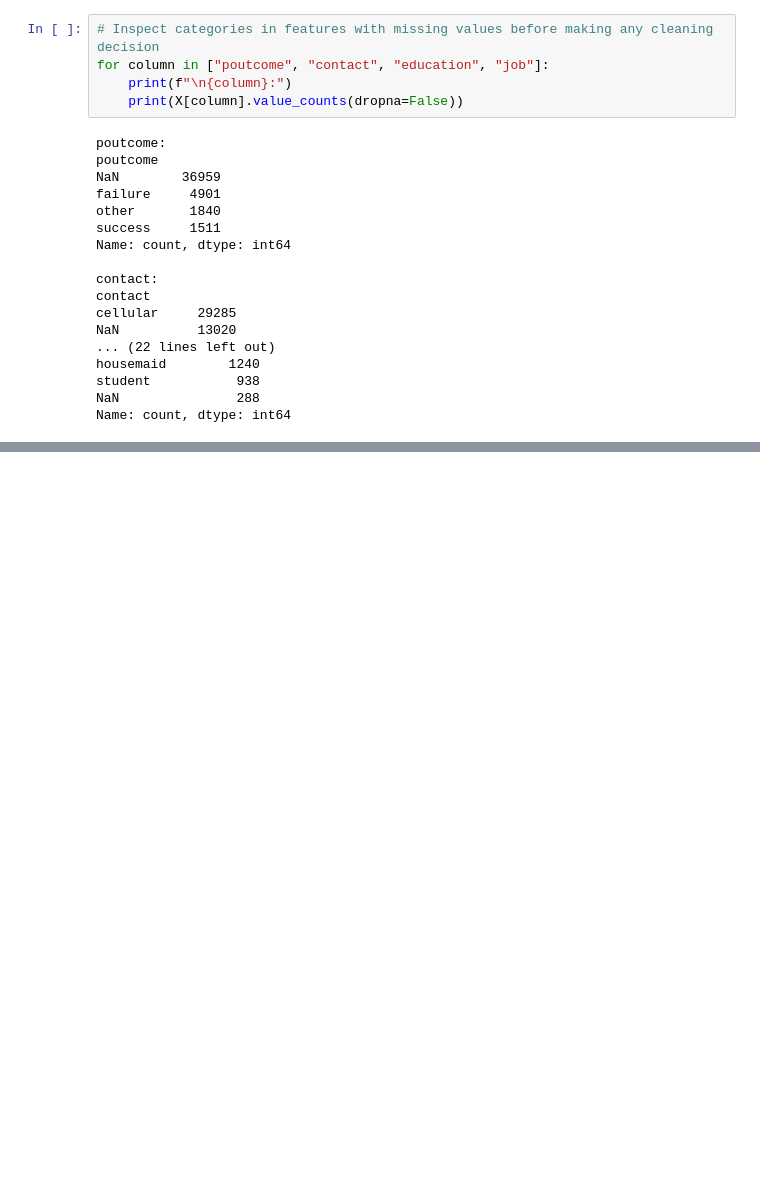
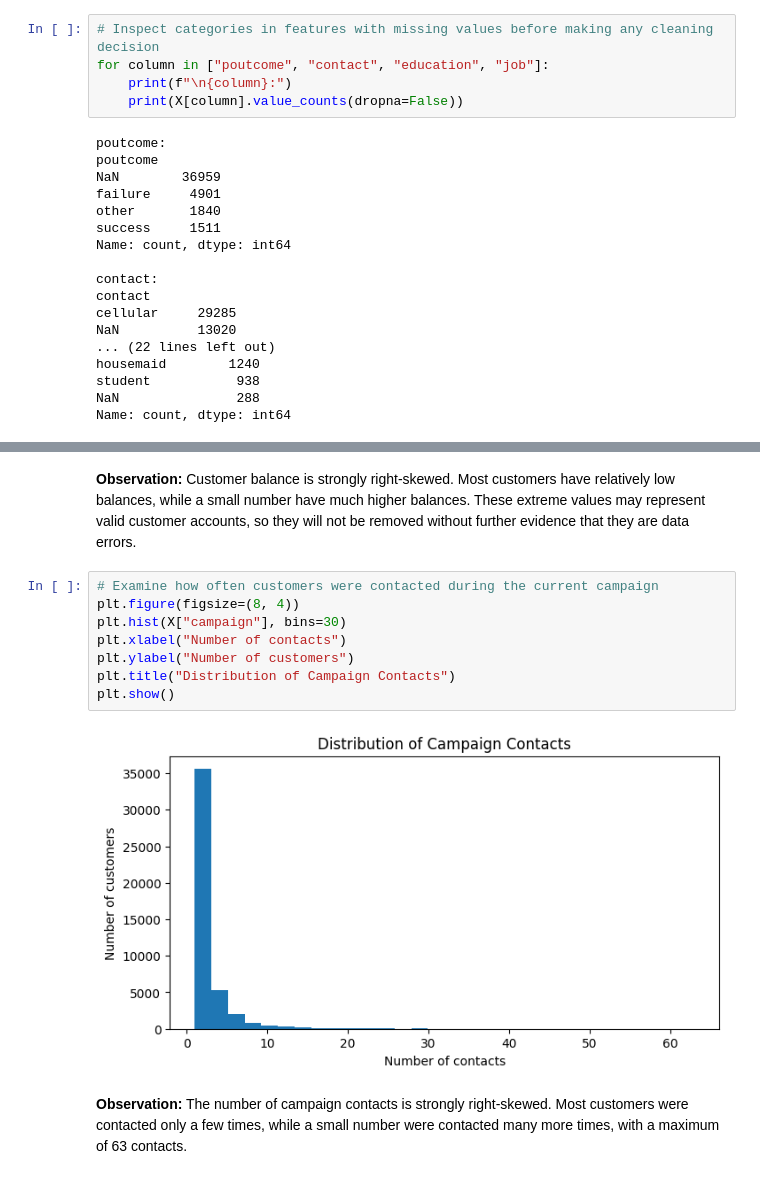
Before and after one commit to soumaya-lamrhari/customer-conversion-prediction, a Jupyter notebook: notebooks/1_data_exploration.ipynb, the cells around one changed output, grey strips where cells are left out. Saved outputs shown, nothing was run; the diff lists cells and outputs as text; blank space fills up the shorter version.

```diff
--- a/notebooks/1_data_exploration.ipynb
+++ b/notebooks/1_data_exploration.ipynb
@@ -121,0 +250,14 @@ Name: count, dtype: int64
+# %% [markdown]
+**Observation:** Customer balance is strongly right-skewed. Most customers have relatively low balances, while a small number have much higher balances. These extreme values may represent valid customer accounts, so they will not be removed without further evidence that they are data errors.
+# %%
+# Examine how often customers were contacted during the current campaign
+plt.figure(figsize=(8, 4))
+plt.hist(X["campaign"], bins=30)
+plt.xlabel("Number of contacts")
+plt.ylabel("Number of customers")
+plt.title("Distribution of Campaign Contacts")
+plt.show()
+# %% [output]
+[figure, added]
+# %% [markdown]
+**Observation:** The number of campaign contacts is strongly right-skewed. Most customers were contacted only a few times, while a small number were contacted many more times, with a maximum of 63 contacts.
```
Also changed, not shown: parts of 59 cells of this notebook.
